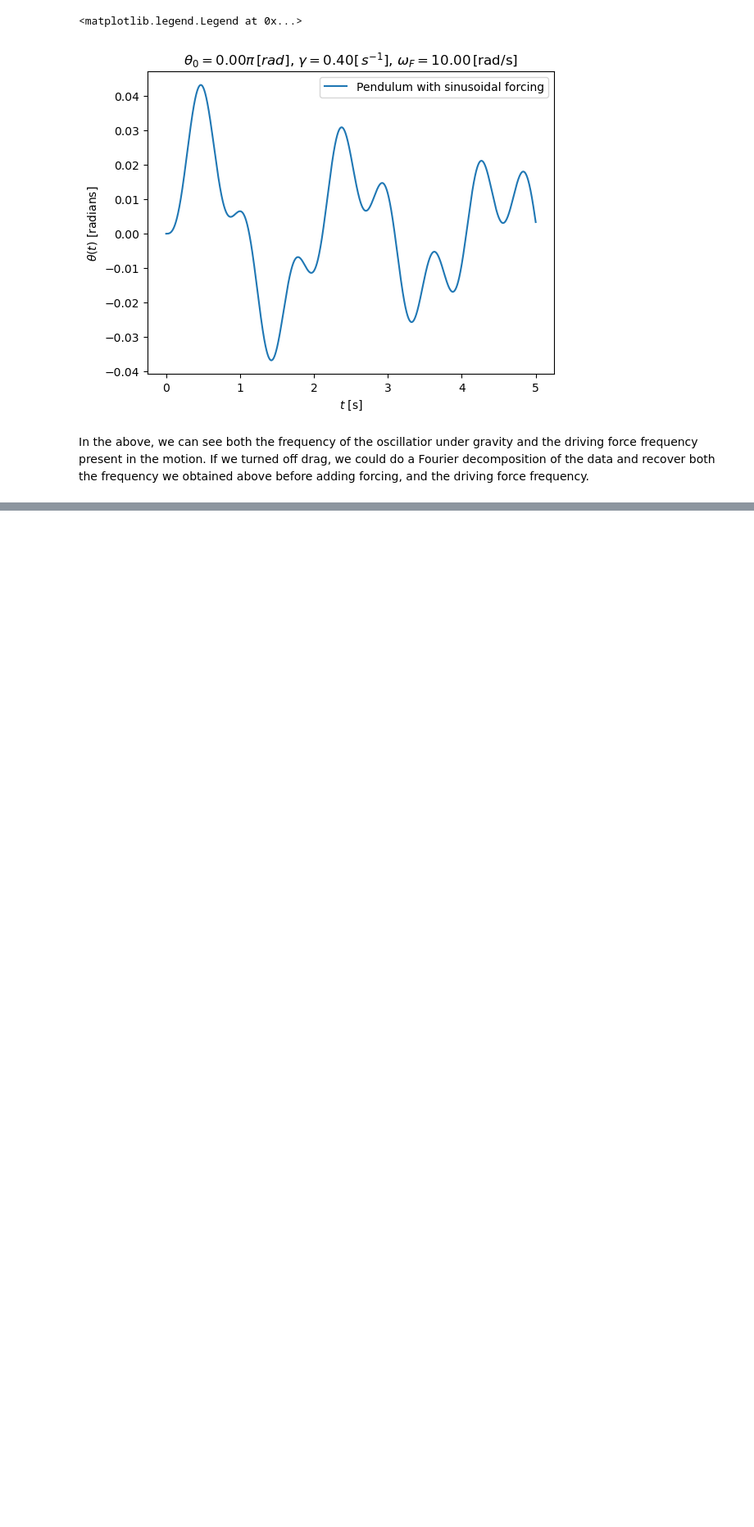
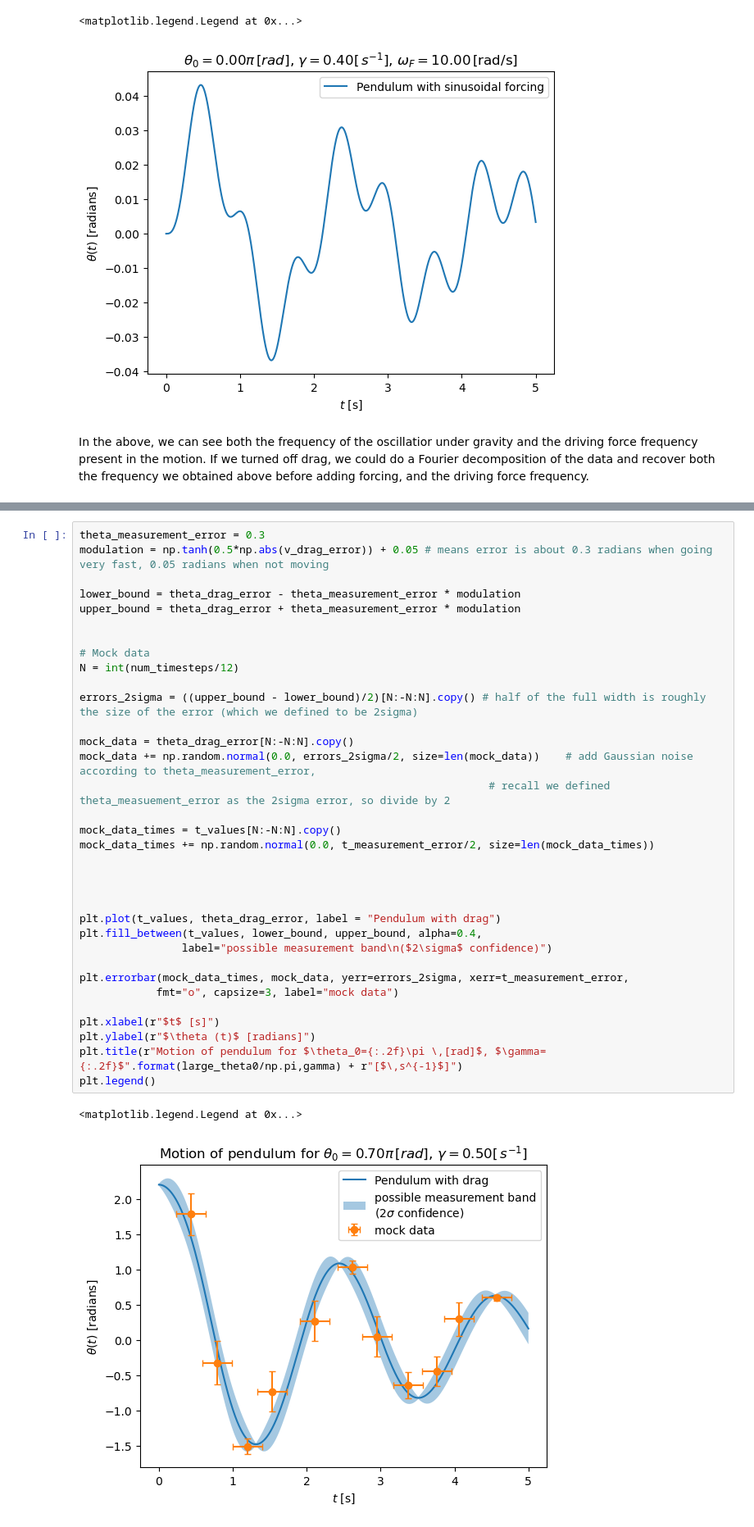
Before and after one commit to hbelzer/8.13-code-snippets, a Jupyter notebook: L0-Pendulum/integrate.ipynb, the cells around one changed output, grey strips where cells are left out. Shown at 82% size. Cells and saved outputs as stored; diff of their text form; blank space fills up the shorter version.

```diff
--- a/L0-Pendulum/integrate.ipynb
+++ b/L0-Pendulum/integrate.ipynb
@@ -370,0 +425,37 @@ In the above, we can see both the frequency of the oscillatior under gravity and
+# %%
+theta_measurement_error = 0.3
+modulation = np.tanh(0.5*np.abs(v_drag_error)) + 0.05 # means error is about 0.3 radians when going very fast, 0.05 radians when not moving
+
+lower_bound = theta_drag_error - theta_measurement_error * modulation
+upper_bound = theta_drag_error + theta_measurement_error * modulation
+
+
+# Mock data
+N = int(num_timesteps/12)
+
+errors_2sigma = ((upper_bound - lower_bound)/2)[N:-N:N].copy() # half of the full width is roughly the size of the error (which we defined to be 2sigma)
+
+mock_data = theta_drag_error[N:-N:N].copy()
+mock_data += np.random.normal(0.0, errors_2sigma/2, size=len(mock_data))    # add Gaussian noise according to theta_measurement_error,
+                                                                # recall we defined theta_measuement_error as the 2sigma error, so divide by 2
+
+mock_data_times = t_values[N:-N:N].copy()
+mock_data_times += np.random.normal(0.0, t_measurement_error/2, size=len(mock_data_times))
+
+
+
+
+plt.plot(t_values, theta_drag_error, label = "Pendulum with drag")
+plt.fill_between(t_values, lower_bound, upper_bound, alpha=0.4,
+                label="possible measurement band\n($2\sigma$ confidence)")
+
+plt.errorbar(mock_data_times, mock_data, yerr=errors_2sigma, xerr=t_measurement_error,
+            fmt="o", capsize=3, label="mock data")
+
+plt.xlabel(r"$t$ [s]")
+plt.ylabel(r"$\theta (t)$ [radians]")
+plt.title(r"Motion of pendulum for $\theta_0={:.2f}\pi \,[rad]$, $\gamma={:.2f}$".format(large_theta0/np.pi,gamma) + r"[$\,s^{-1}$]")
+plt.legend()
+# %% [output]
+<matplotlib.legend.Legend at 0x...>
+[figure, added]
```
Also changed, not shown: parts of 3 cells of this notebook.
